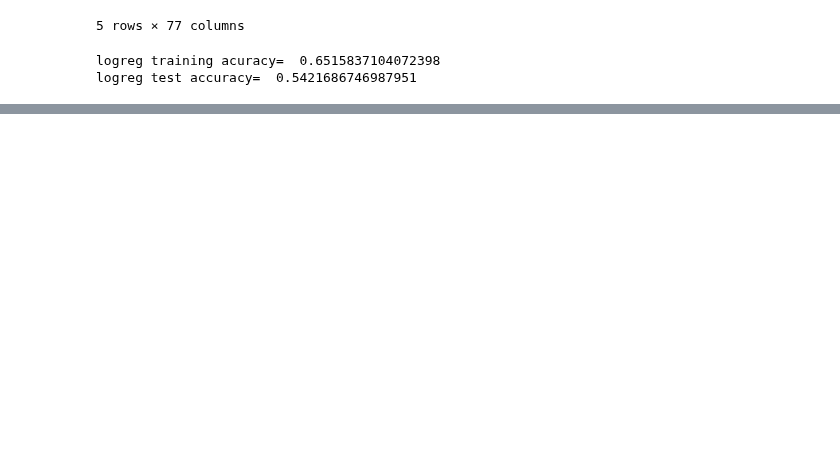
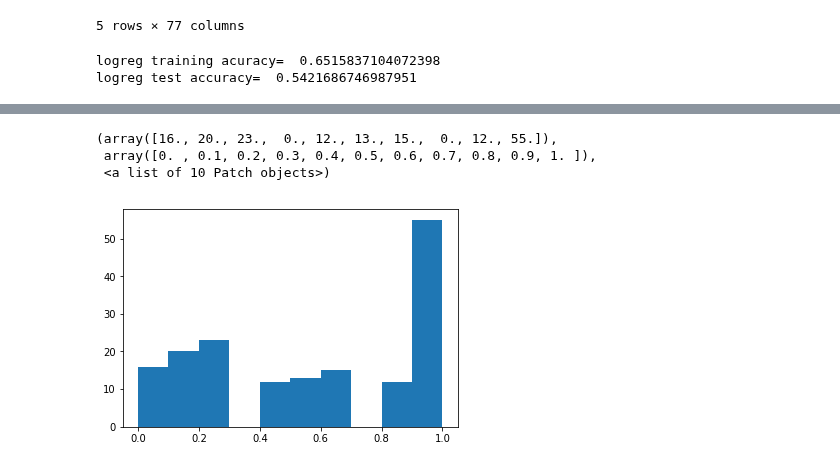
Before and after one commit to Nlorio/election-forecast, a Jupyter notebook: notebooks/3-modeling/FEC_poll_model.ipynb, the cells around one changed output, grey strips where cells are left out. Drawn from its saved outputs; the diff is of its cells as text; code cells hidden in the pictures; blank space fills up the shorter version.

```diff
--- a/notebooks/3-modeling/FEC_poll_model.ipynb
+++ b/notebooks/3-modeling/FEC_poll_model.ipynb
@@ -383,0 +394,7 @@ random_forest test accuracy=  0.9337349397590361
+# %%
+plt.hist(random_forest.predict_proba(X_test)[:, 0])
+# %% [output]
+(array([16., 20., 23.,  0., 12., 13., 15.,  0., 12., 55.]),
+ array([0. , 0.1, 0.2, 0.3, 0.4, 0.5, 0.6, 0.7, 0.8, 0.9, 1. ]),
+ <a list of 10 Patch objects>)
+[figure, added]
```
Also changed, not shown: parts of 5 cells of this notebook.
